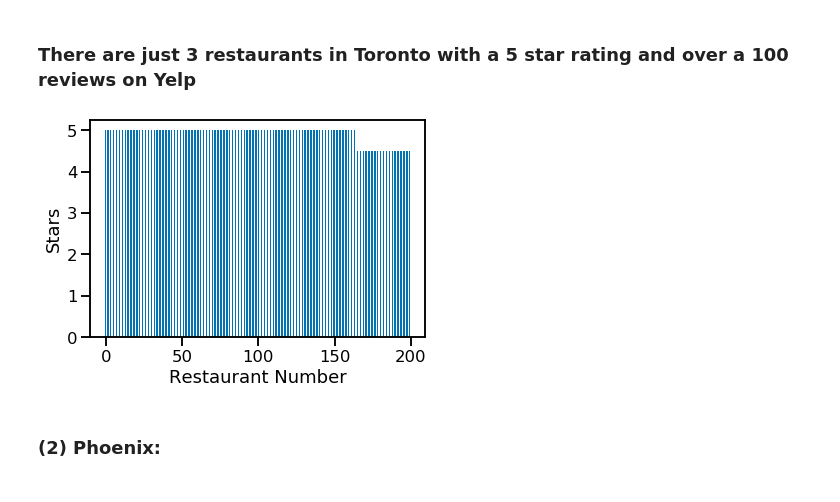
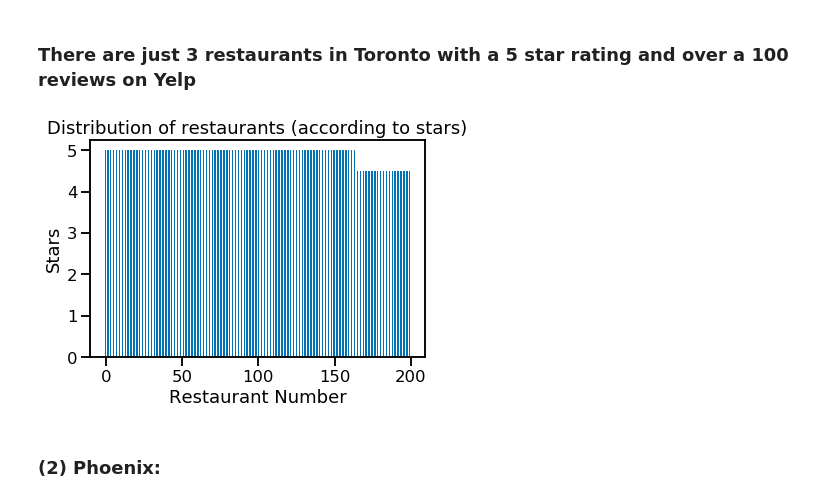
Before and after one commit to akhilesh-somani/Restaurant_Recommendation_System, a Jupyter notebook: Akhilesh.ipynb, the cells around one changed output. Cells and saved outputs as stored; diff of their text form; code cells hidden in the pictures.

```diff
--- a/Akhilesh.ipynb
+++ b/Akhilesh.ipynb
@@ -236,10 +252,11 @@ len(toronto_restuarants_sorted[toronto_restuarants_sorted.review_count >= 100].q
 # %%
 plt.bar(range(200), toronto_restuarants_sorted.stars[:200], width = 0.5)
 plt.ylabel('Stars')
 plt.xlabel('Restaurant Number')
+plt.title('Distribution of restaurants (according to stars)')
 plt.show()
 # %% [output]
-[figure, old version]
+[figure, new version]
 # %% [markdown]
 ### (2) Phoenix:
 # %%
```
Also changed, not shown: parts of 16 cells of this notebook.
